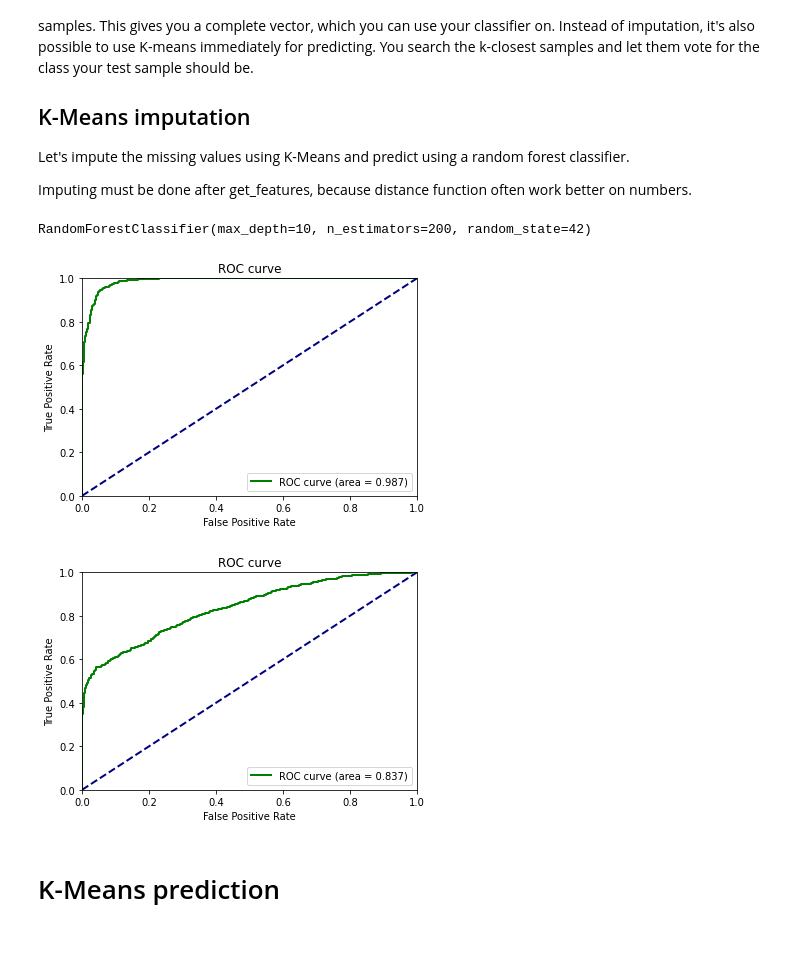
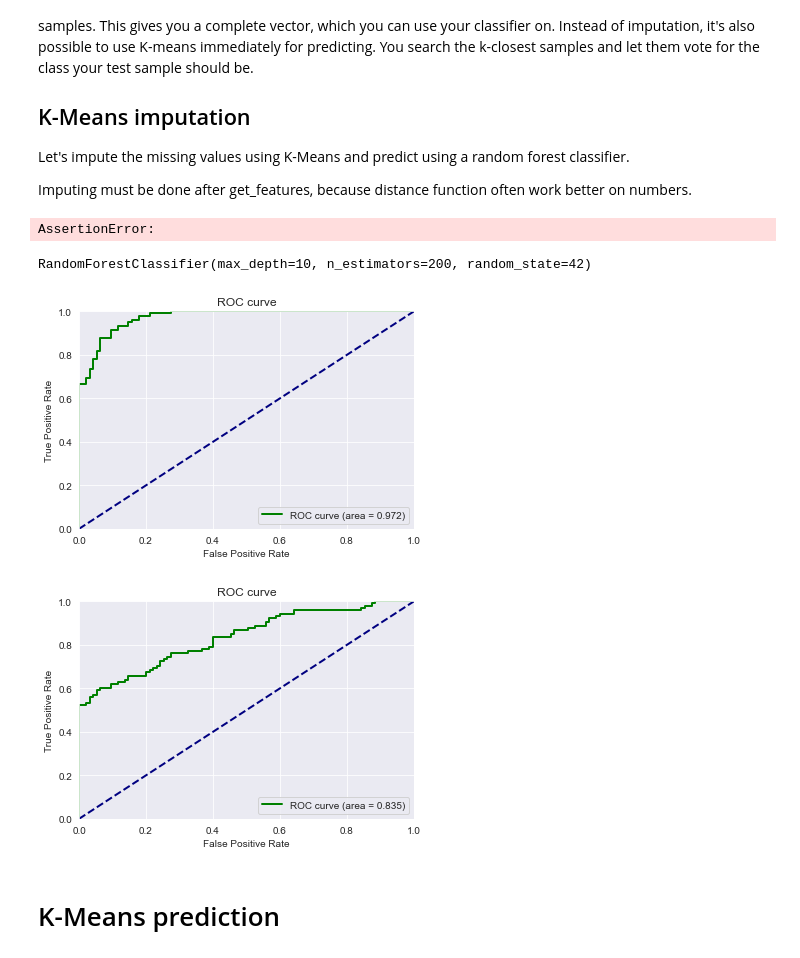
Before and after one commit to arnodeceuninck/thesis, a Jupyter notebook: 7 K Means.ipynb, the cells around one changed output. Cells and saved outputs as stored; diff of their text form; code cells hidden in the pictures.

```diff
--- a/7 K Means.ipynb
+++ b/7 K Means.ipynb
@@ -15,7 +15,7 @@ from sklearn.model_selection import train_test_split
 from util import get_train_dataset, get_features, fix_test
 
 df = get_train_dataset()
-# df = df.sample(n=1000)
+df = df.sample(n=1000)
 df_train, df_test = train_test_split(df, test_size=0.2, random_state=42)
 
 x = get_features(df_train)
@@ -30,6 +30,8 @@ imputer = KNNImputer(n_neighbors=5)
 
 x_imputed = imputer.fit_transform(x)
 x_test_imputed = imputer.transform(x_test)
+# %% [output]
+AssertionError:
 # %%
 clf = RandomForestClassifier(n_estimators=200, max_depth=10, random_state=42)
 clf.fit(x_imputed, y)
@@ -40,20 +42,25 @@ from util import calculate_auc_and_plot
 y_pred = clf.predict_proba(x_test_imputed)[:, 1]
 calculate_auc_and_plot(y_test, y_pred)
 # %% [output]
-[figure, old version]
+[figure, new version]
 # %%
 # Way to good accuracy, I noticed test=True wasn't set, so let's see what difference that makes
+# Doing this again to reset the one hot encoder (and not use the test version)
+x = get_features(df_train)
+y = df_train['reaction']
+
+
 x_test = get_features(df_test, test=True)
 y_test = df_test['reaction']
 
 x_test = fix_test(x_test, x.columns)
 
 x_test_imputed = imputer.transform(x_test)
 
 y_pred = clf.predict_proba(x_test_imputed)[:, 1]
 calculate_auc_and_plot(y_test, y_pred)
 # %% [output]
-[figure, old version]
+[figure, new version]
 # %% [markdown]
 # K-Means prediction
 # %% [markdown]
```
Also changed, not shown: 4 other files.
